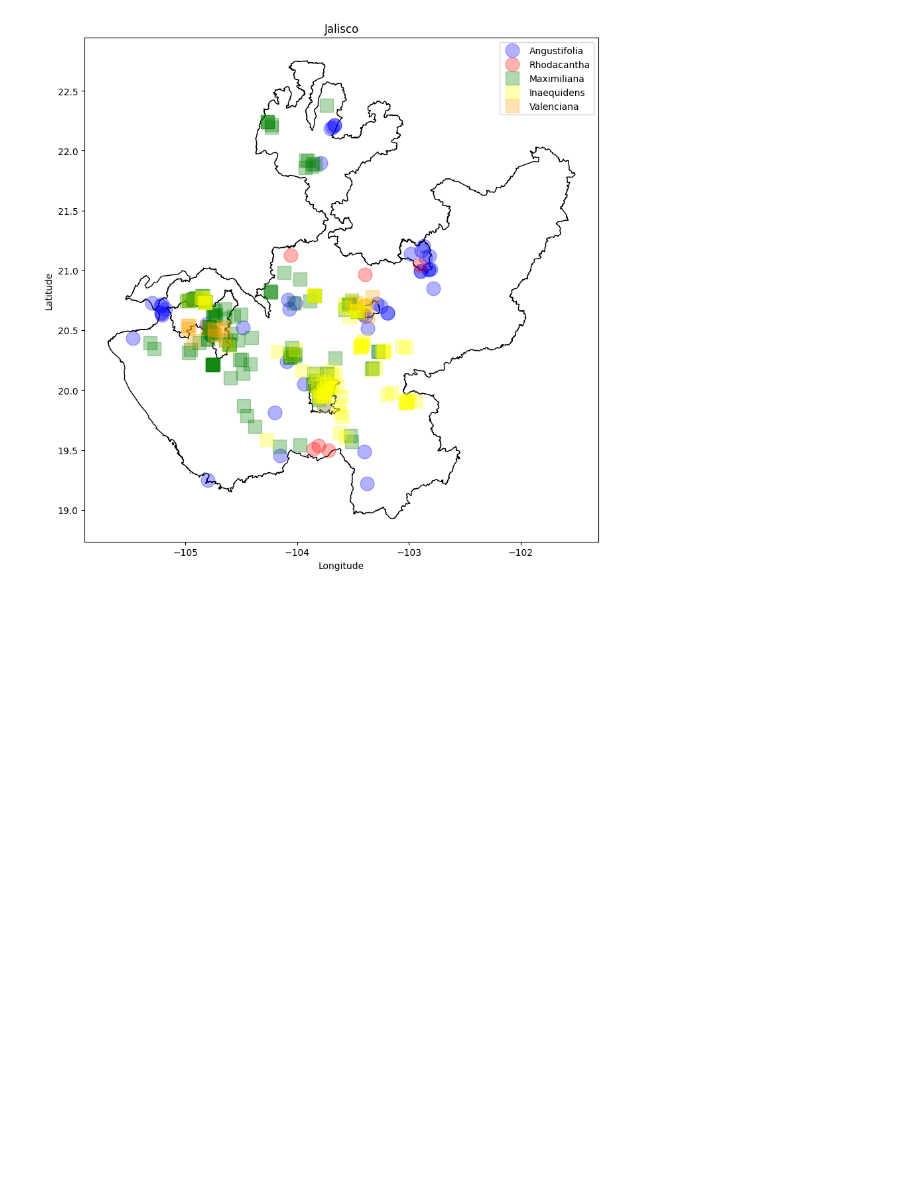
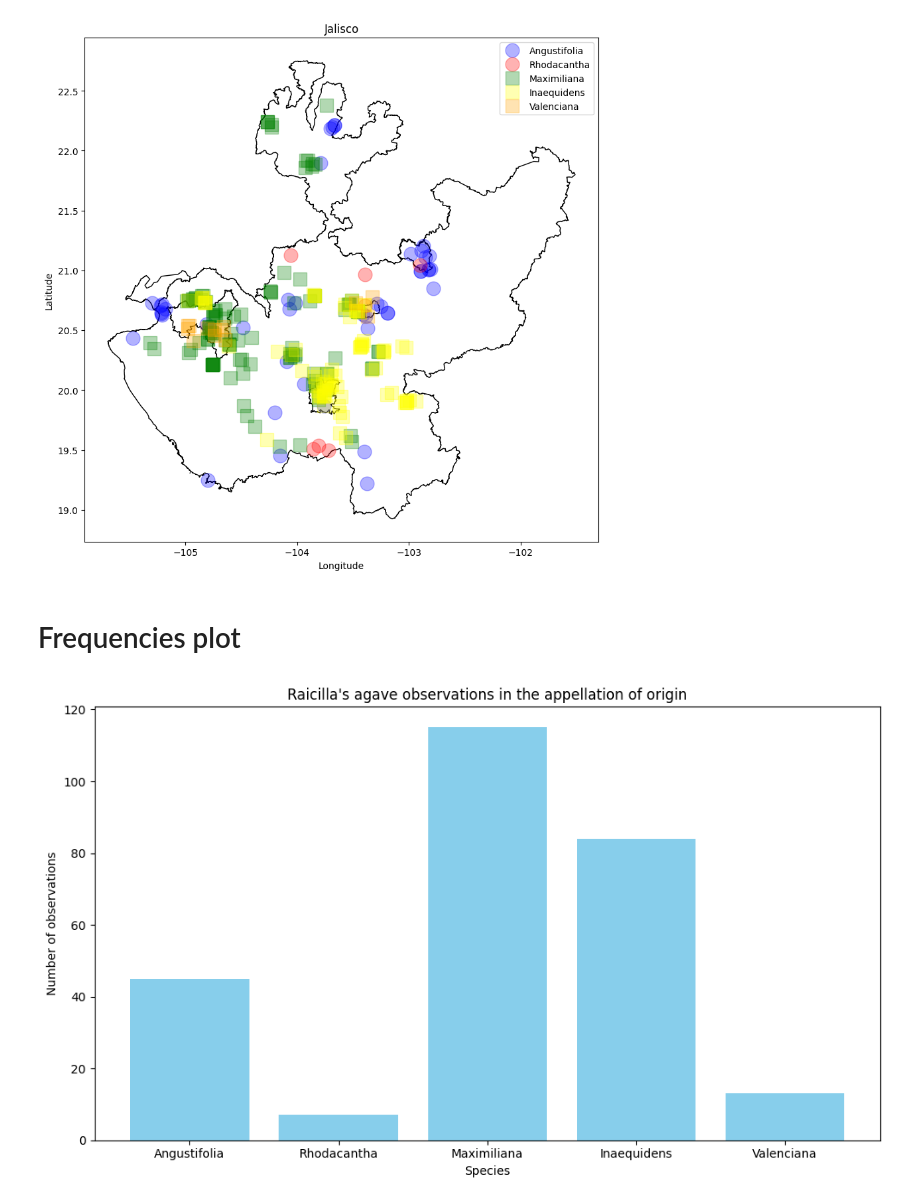
Before and after one commit to ASantosMorales/raicilla_agave_distribution, a Jupyter notebook: agave_distribution_jalisco.ipynb, the cells around one changed output. Drawn from its saved outputs; the diff is of its cells as text; code cells hidden in the pictures; blank space fills up the shorter version.

Commit message:
frequencies plot

```diff
--- a/agave_distribution_jalisco.ipynb
+++ b/agave_distribution_jalisco.ipynb
@@ -109,3 +109,29 @@ plt.ylabel("Latitude")
 plt.show()
 # %% [output]
 [figure]
+# %% [markdown]
+# Frequencies plot
+# %%
+species_counts = {
+    "Angustifolia": len(jal_angustifolia_df) + len(banderas_angustifolia_df),
+    "Rhodacantha": len(rhodacantha_df),
+    "Maximiliana": len(maximiliana_df),
+    "Inaequidens": len(inaequidens_df),
+    "Valenciana": len(valenciana_df),
+}
+
+# DataFrame of frequencies
+species_counts_df = pd.DataFrame(
+    list(species_counts.items()), columns=["Species", "Observations"]
+)
+
+# Plot bar
+plt.figure(figsize=(10, 6))
+plt.bar(species_counts_df["Species"], species_counts_df["Observations"], color="skyblue")
+plt.xlabel("Species")
+plt.ylabel("Number of observations")
+plt.title("Raicilla's agave observations in the appellation of origin")
+plt.tight_layout()
+plt.show()
+# %% [output]
+[figure, added]
```
